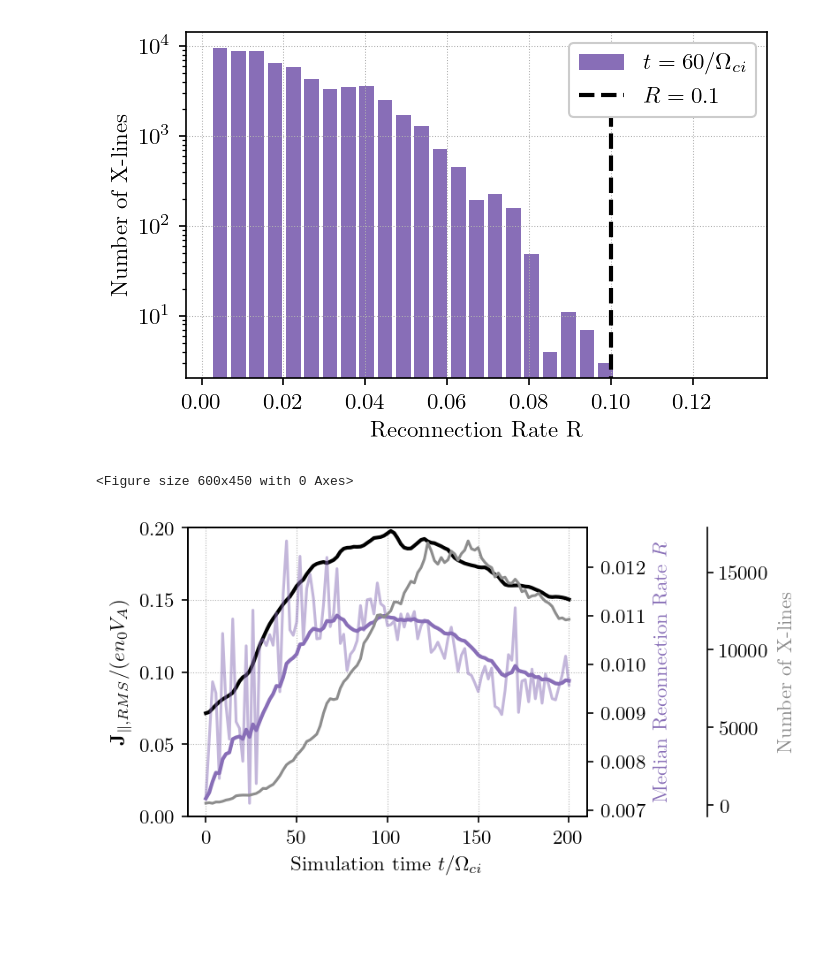
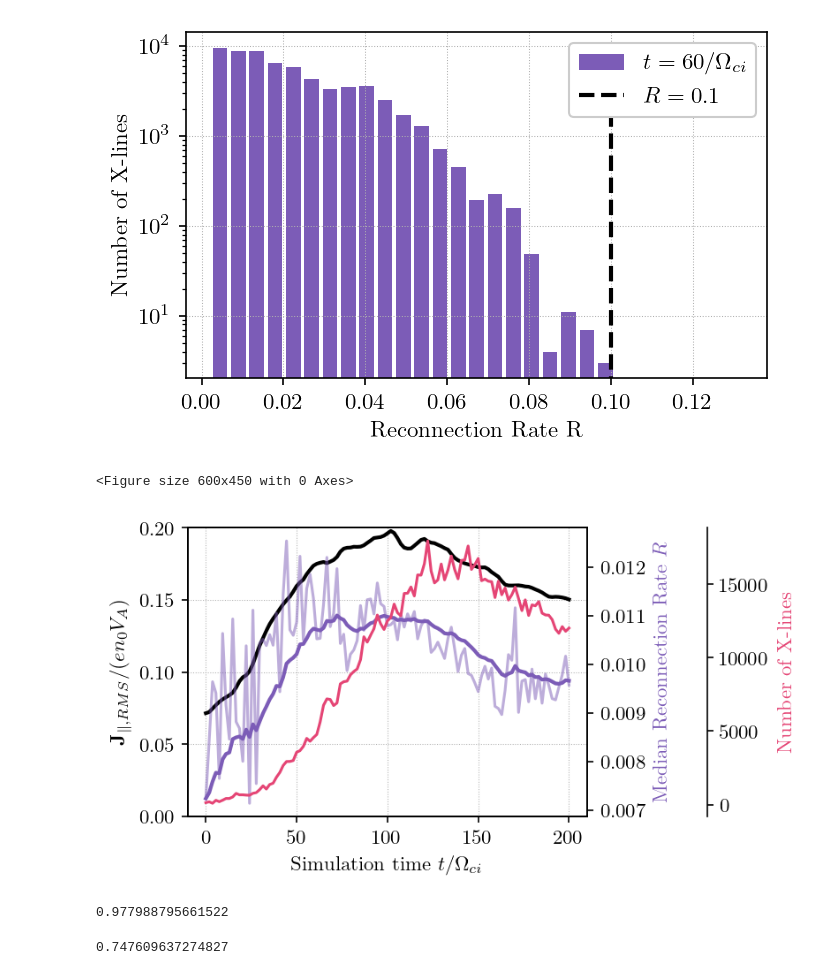
Before and after one commit to maxawake/Magnetic-Reconnection-Visualization, a Jupyter notebook: notebooks/load_reconnection_rate.ipynb, the cells around one changed output. Cells and saved outputs as stored; diff of their text form; code cells hidden in the pictures; blank space fills up the shorter version.

Commit message:
Nice other plots

```diff
--- a/notebooks/load_reconnection_rate.ipynb
+++ b/notebooks/load_reconnection_rate.ipynb
@@ -114,12 +62,7 @@ Found 109 files
 Text(0.5, 1.0, 'Reconnection Rate Histogram Over Time Steps')
 [figure]
 # %%
-
-from matplotlib.cm import get_cmap
-from matplotlib.colors import Normalize
 from scipy.optimize import curve_fit
-
-gradient = ["black", "orange", "green"]
 
 def expo(x, a, b):
     return a * np.exp(-b * x**2 ) + 10
@@ -128,22 +71,25 @@ def plot_histogram(step, datapath, max_reconnection_rate=0.2, bins=30):
     data = np.loadtxt(datapath)
     bins = np.linspace(0.0, max_reconnection_rate, bins)
     x, _ = np.histogram(data, bins=bins, density=False)
+
     xfit, yfit = bins[1:20], x[:19]
     popt, pcov = curve_fit(expo, xfit, yfit, p0=(1.0, 1.0), maxfev=10000)
+
+    plt.figure(figsize=(5,3), dpi=150)
     plt.hist(data, bins=bins, density=False, color=gcolor("violet"), label=r"$t=140/\Omega_{ci}$", rwidth=0.8, align="right")
-    plt.plot(bins[1:], expo(bins[1:], *popt), linewidth=1.5, color="black", label="Fit: $a e^{-b x^2} + 10$")
-
+    plt.plot(bins[1:], expo(bins[1:], *popt), linewidth=1.5, color="black", label="Fit: $a e^{-b R^2} + \eta$")
     plt.vlines(0.1, 0.0, np.max(x), color="black", linestyle="--", linewidth=2.0, label="$R=0.1$")
     plt.yscale("log")
     plt.xlabel("Reconnection Rate R")
     plt.ylabel("Number of X-lines")
     plt.legend(framealpha=1.0)
-
     plt.show()
 
+    # Correct the histogram and normalize
+    x_norm = x / expo(bins[1:], *popt)
+    x_norm = x_norm / np.max(x_norm)
+
     plt.figure(figsize=(5,3), dpi=150)
-    x_norm = x / expo(bins[1:], *popt)
-    x_norm = x_norm / np.max(x_norm)  # Normalize the histogram
     plt.bar(bins[1:], x_norm, width=np.diff(bins)*0.8, align='edge', color=gcolor("violet"), label="Corrected Histogram")
     plt.vlines(0.1, 0.0, np.max(x_norm), color="black", linestyle="--", linewidth=2.0, label="$R=0.1$")
     plt.yscale("log")
@@ -155,10 +101,7 @@ datapath = "/home/max/Repos/Magnetic-Reconnection-Visualization/data/reconnectio
 bins=30
 max_reconnection_rate = 0.13
 
-plt.figure(figsize=(5,3), dpi=150)
 
 plot_histogram(1, datapath, max_reconnection_rate=max_reconnection_rate, bins=bins)
-
-
 # plt.savefig("reconnection_rate_histogram.png", bbox_inches="tight", dpi=300)
 # %% [output]
@@ -224,33 +167,41 @@ for i, datapath in enumerate(all_files):
     time_steps.append(i)
 
 fig, ax1 = plt.subplots(figsize=(6,3), dpi=150)
 
 ax2 = ax1.twinx()
 ax3 = ax1.twinx()
 
 ax3.spines.right.set_position(("axes", 1.3))
 
 xlin = np.linspace(0, 200, len(max_reconnection_rates))
 
-ax3.plot(xlin,exponential_moving_average(number_of_lines, alpha=0.5), color="#8D8D8D", linewidth=1.5)
-ax3.set_ylabel("Number of X-lines", color="#8D8D8D")
+ax3.plot(xlin,number_of_lines, color="#e54575", linewidth=1.5)
+ax3.set_ylabel("Number of X-lines", color="#e54575")
 ax3.grid(False)
 
 ax1.plot(xlin,current_density[:,1], color="black", linewidth=2)
 ax1.set_ylim(0,0.2)
 ax1.set_xlabel(r"Simulation time $t/\Omega_{ci}$")
 ax1.set_ylabel(r"$\mathbf{J}_{\|,RMS}/(e n_0 V_A)$", color="black")
 
 ax2.plot(xlin, max_reconnection_rates, color=gcolor("violet"), linewidth=1.5, alpha=0.5, label="Reconnection Rate $R$")
 ax2.set_ylabel("Median Reconnection Rate $R$", color=gcolor("violet"))
 ax2.grid(False)
 
 ax2.plot(xlin, exponential_moving_average(max_reconnection_rates, alpha=0.1), color=gcolor("violet"), linestyle="-", linewidth=2, label="EMA Reconnection Rate $R$")
 
 
 plt.tight_layout()
 plt.savefig("num_points_lines.png", dpi=300)
 plt.show()
 # %% [output]
 <Figure size 600x450 with 0 Axes>
-[figure, old version]
+[figure, new version]
+# %%
+print(np.corrcoef(current_density[:,1], exponential_moving_average(max_reconnection_rates, alpha=0.1))[0, 1])
+# %% [output]
+0.977988795661522
+# %%
+print(np.corrcoef(current_density[:,1], number_of_lines)[0, 1])
+# %% [output]
+0.747609637274827
```
Also changed, not shown: parts of 2 cells of this notebook, 3 other files.
